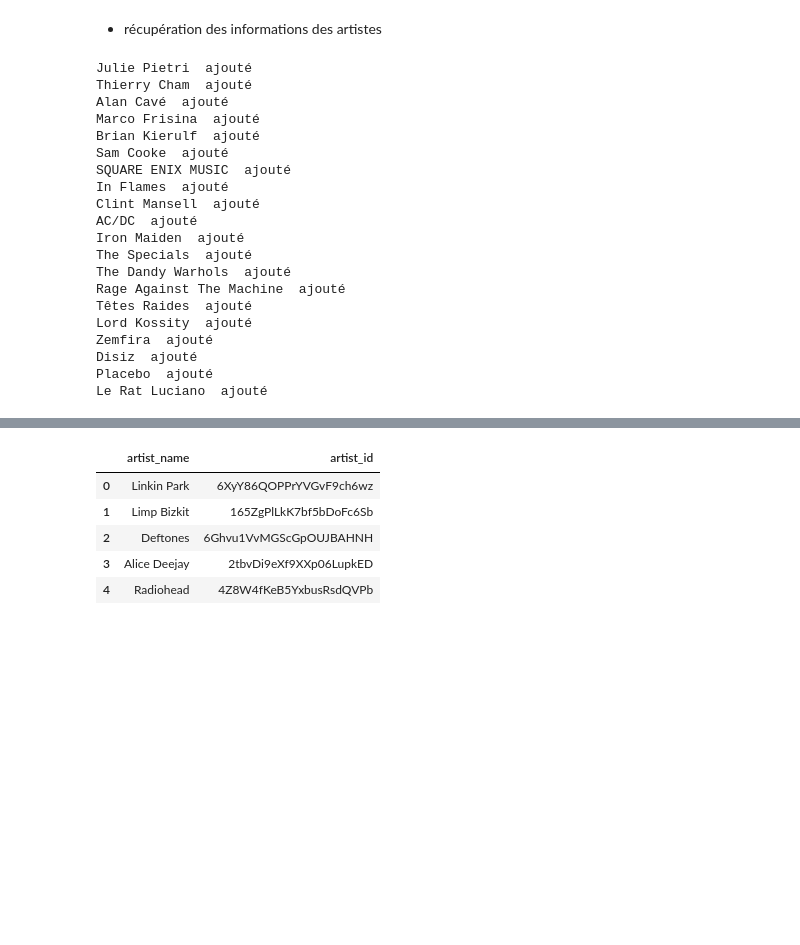
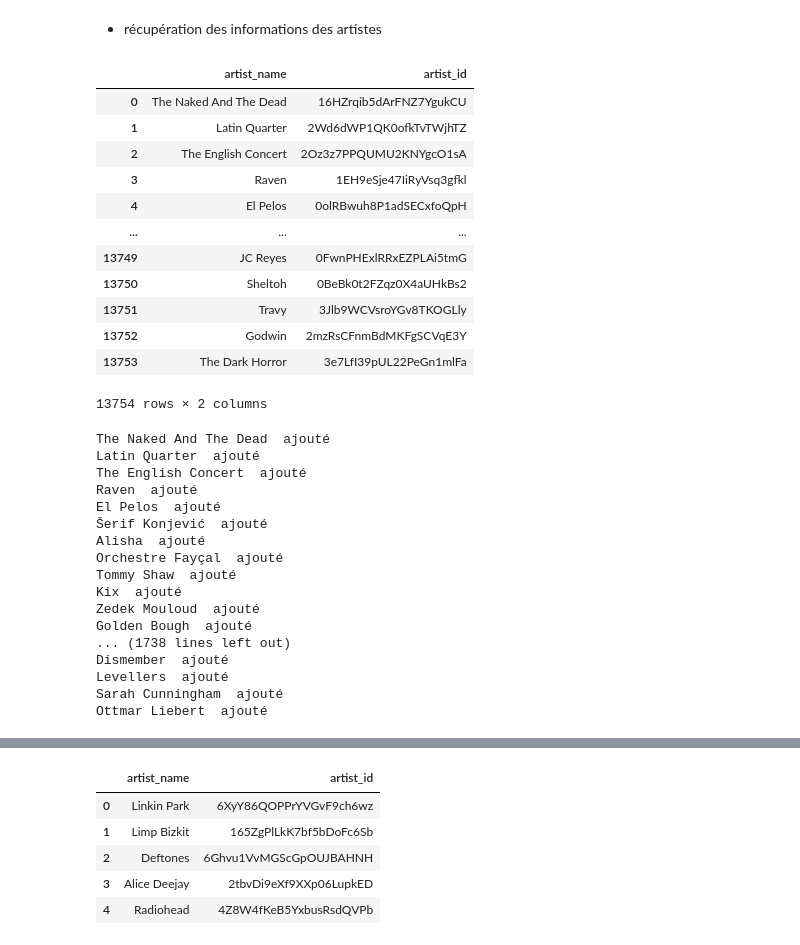
Before and after one commit to Yann-ML/PROJET_3_WCS, a Jupyter notebook: API_SPOTIFY/spotify_api.ipynb, the cells around one changed output, grey strips where cells are left out. Drawn from its saved outputs; the diff is of its cells as text; code cells hidden in the pictures; blank space fills up the shorter version.

```diff
--- a/API_SPOTIFY/spotify_api.ipynb
+++ b/API_SPOTIFY/spotify_api.ipynb
@@ -198,3 +206,19 @@ data = pd.read_csv('liste_artistes.csv')
+# %%
+data
+# %% [output]
+|  | artist_name | artist_id |
+| 0 | The Naked And The Dead | 16HZrqib5dArFNZ7YgukCU |
+| 1 | Latin Quarter | 2Wd6dWP1QK0ofkTvTWjhTZ |
+| 2 | The English Concert | 2Oz3z7PPQUMU2KNYgcO1sA |
+| 3 | Raven | 1EH9eSje47IiRyVsq3gfkl |
+| 4 | El Pelos | 0olRBwuh8P1adSECxfoQpH |
+| ... | ... | ... |
+| 13749 | JC Reyes | 0FwnPHExlRRxEZPLAi5tmG |
+| 13750 | Sheltoh | 0BeBk0t2FZqz0X4aUHkBs2 |
+| 13751 | Travy | 3Jlb9WCVsroYGv8TKOGLly |
+| 13752 | Godwin | 2mzRsCFnmBdMKFgSCVqE3Y |
+| 13753 | The Dark Horror | 3e7LfI39pUL22PeGn1mlFa |
+13754 rows × 2 columns
 # %%
 # récupération des données via l'api pour la partie Albums
 # via cette API https://developer.spotify.com/documentation/web-api/reference/get-an-artist
@@ -240,25 +264,22 @@ def search_infos_artist(df):
     return df_artist
 # %%
 # test sur 1000 lignes de notre data. Le but sera de le faire une une seule fois pour les 11000 artiste. Soit 3h.
-df = search_infos_artist(data.head(1000))
+df = search_infos_artist(data.head(1754))
 # %% [output]
-Julie Pietri  ajouté
-Thierry Cham  ajouté
-Alan Cavé  ajouté
-Marco Frisina  ajouté
-Brian Kierulf  ajouté
-Sam Cooke  ajouté
-SQUARE ENIX MUSIC  ajouté
-In Flames  ajouté
-Clint Mansell  ajouté
-AC/DC  ajouté
-Iron Maiden  ajouté
-The Specials  ajouté
-The Dandy Warhols  ajouté
-Rage Against The Machine  ajouté
-Têtes Raides  ajouté
-Lord Kossity  ajouté
-Zemfira  ajouté
-Disiz  ajouté
-Placebo  ajouté
-Le Rat Luciano  ajouté
+The Naked And The Dead  ajouté
+Latin Quarter  ajouté
+The English Concert  ajouté
+Raven  ajouté
+El Pelos  ajouté
+Šerif Konjević  ajouté
+Alisha  ajouté
+Orchestre Fayçal  ajouté
+Tommy Shaw  ajouté
+Kix  ajouté
+Zedek Mouloud  ajouté
+Golden Bough  ajouté
+... (1738 lines left out)
+Dismember  ajouté
+Levellers  ajouté
+Sarah Cunningham  ajouté
+Ottmar Liebert  ajouté
```
Also changed, not shown: parts of 25 cells of this notebook, 3 other files.
